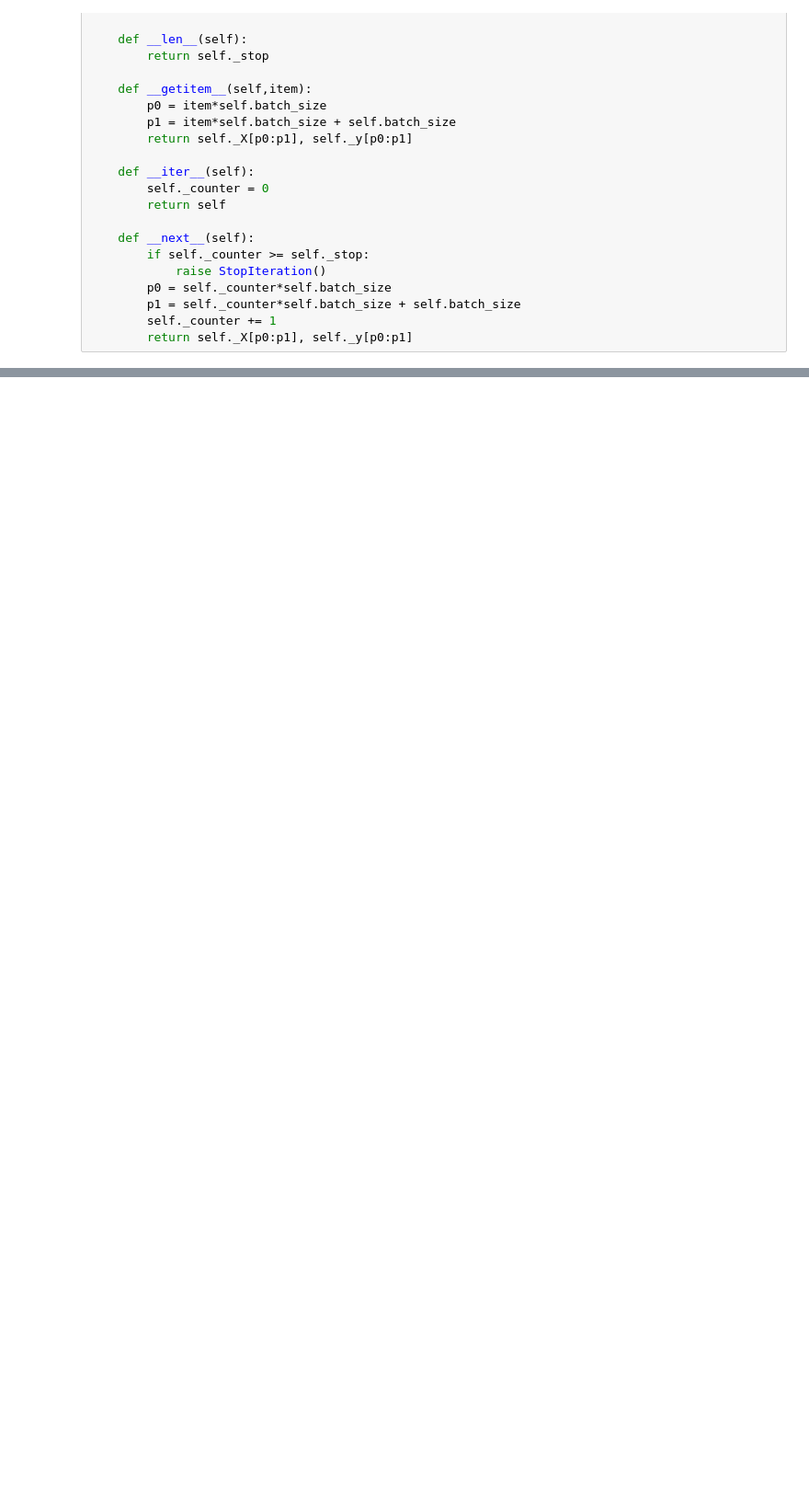
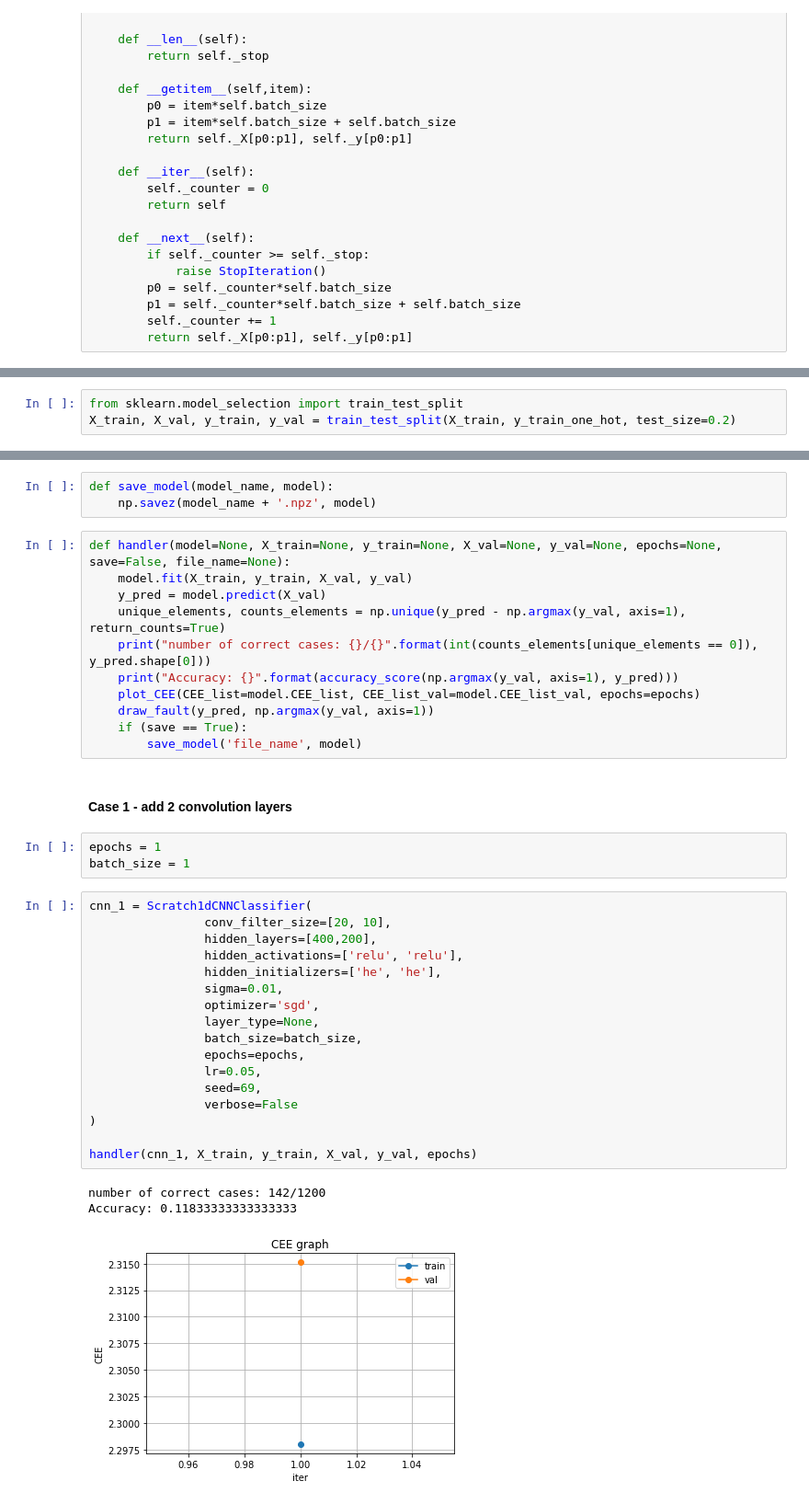
Before and after one commit to goriummaximum/diveintocode-ml, a Jupyter notebook: Sprints/sprint11-cnn1d/cnn1d.ipynb, the cells around one changed output, grey strips where cells are left out. Shown: that part at 92% size. Cells and saved outputs as stored; diff of their text form; blank space fills up the shorter version.

```diff
--- a/Sprints/sprint11-cnn1d/cnn1d.ipynb
+++ b/Sprints/sprint11-cnn1d/cnn1d.ipynb
@@ -485,0 +636,3 @@ class Scratch1dCNNClassifier:
+# %%
+from sklearn.model_selection import train_test_split
+X_train, X_val, y_train, y_val = train_test_split(X_train, y_train_one_hot, test_size=0.2)
@@ -485,0 +674,40 @@ class Scratch1dCNNClassifier:
+# %%
+def save_model(model_name, model):
+    np.savez(model_name + '.npz', model)
+# %%
+def handler(model=None, X_train=None, y_train=None, X_val=None, y_val=None, epochs=None, save=False, file_name=None):
+    model.fit(X_train, y_train, X_val, y_val)
+    y_pred = model.predict(X_val)
+    unique_elements, counts_elements = np.unique(y_pred - np.argmax(y_val, axis=1), return_counts=True)
+    print("number of correct cases: {}/{}".format(int(counts_elements[unique_elements == 0]), y_pred.shape[0]))
+    print("Accuracy: {}".format(accuracy_score(np.argmax(y_val, axis=1), y_pred)))
+    plot_CEE(CEE_list=model.CEE_list, CEE_list_val=model.CEE_list_val, epochs=epochs)
+    draw_fault(y_pred, np.argmax(y_val, axis=1))
+    if (save == True):
+        save_model('file_name', model)
+# %% [markdown]
+<h4>Case 1 - add 2 convolution layers</h4>
+# %%
+epochs = 1
+batch_size = 1
+# %%
+cnn_1 = Scratch1dCNNClassifier(
+                conv_filter_size=[20, 10],
+                hidden_layers=[400,200],
+                hidden_activations=['relu', 'relu'],
+                hidden_initializers=['he', 'he'],
+                sigma=0.01,
+                optimizer='sgd',
+                layer_type=None,
+                batch_size=batch_size,
+                epochs=epochs,
+                lr=0.05,
+                seed=69,
+                verbose=False
+)
+
+handler(cnn_1, X_train, y_train, X_val, y_val, epochs)
+# %% [output]
+number of correct cases: 142/1200
+Accuracy: 0.11833333333333333
+[figure, added]
```
Also changed, not shown: parts of 12 cells of this notebook.
